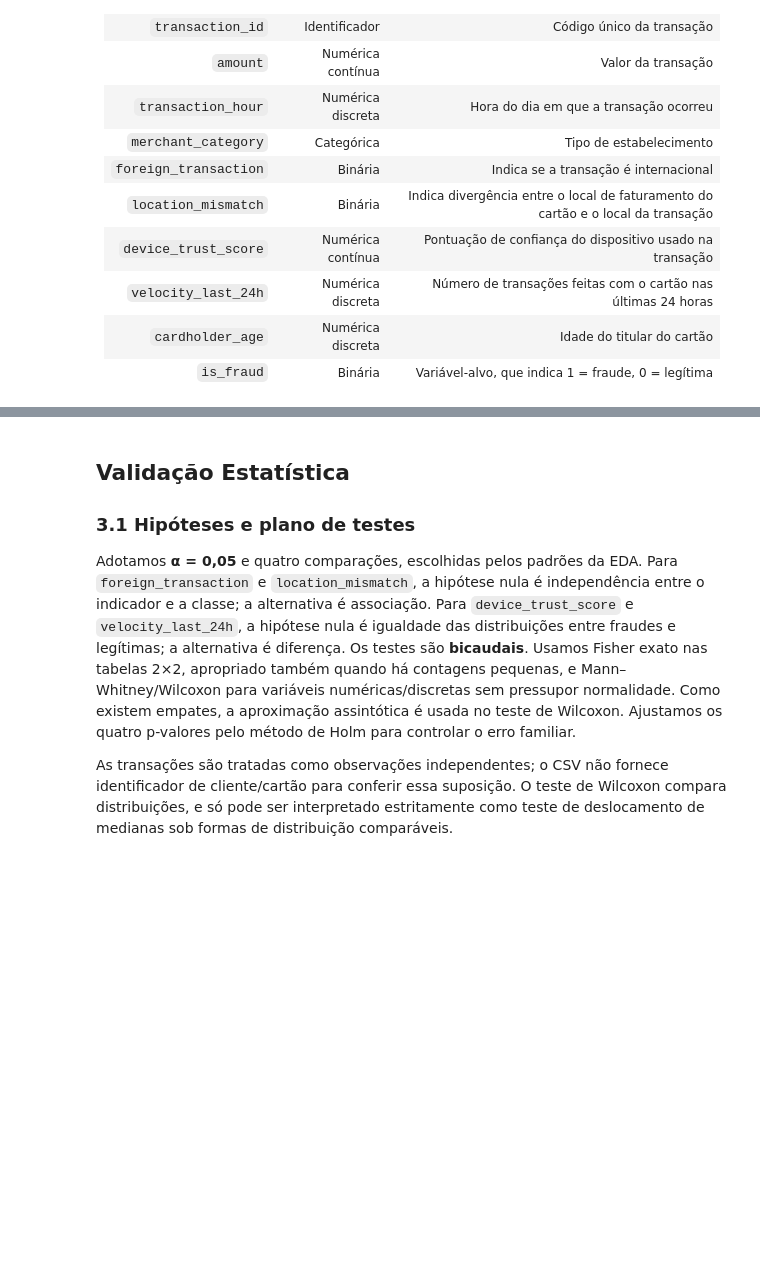
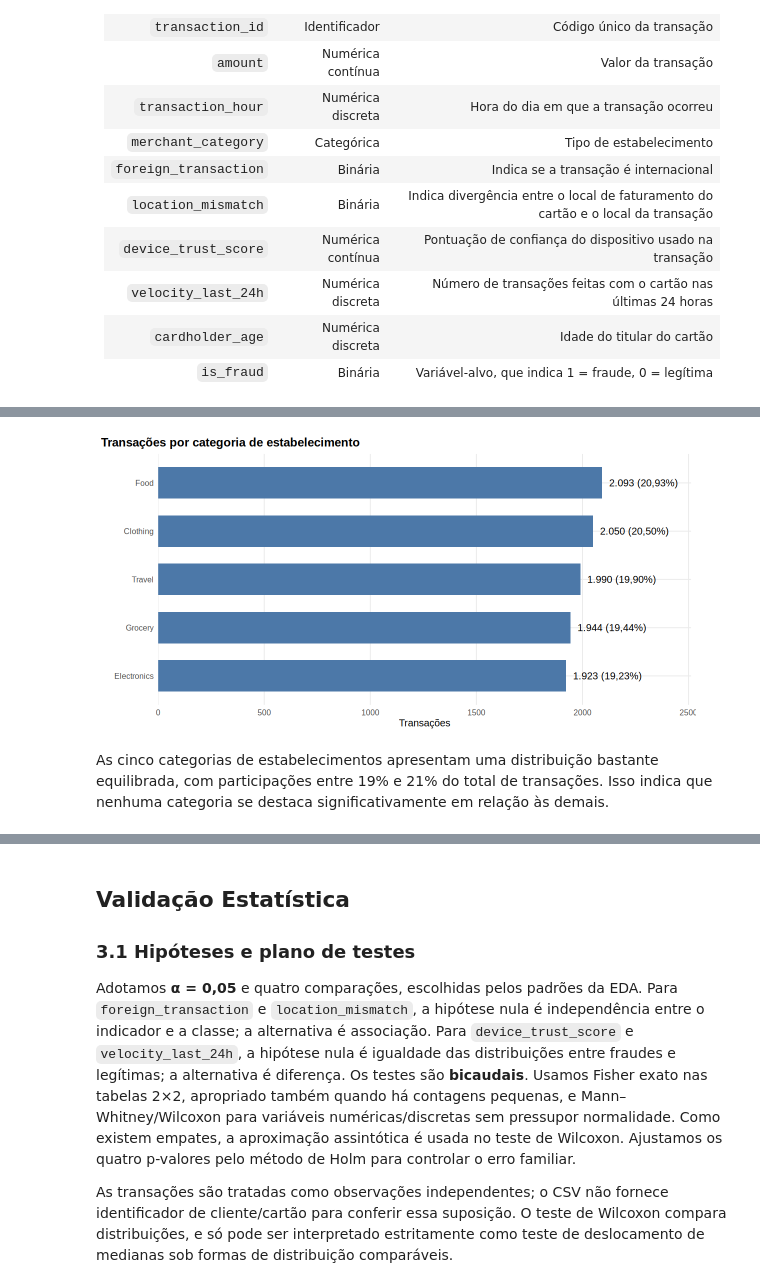
Before and after one commit to luiseduaardo/credit-card-fraud-detection, a Jupyter notebook: analysis.ipynb, the cells around one changed output, grey strips where cells are left out. Drawn from its saved outputs; the diff is of its cells as text; code cells hidden in the pictures; blank space fills up the shorter version.

```diff
--- a/analysis.ipynb
+++ b/analysis.ipynb
@@ -285,0 +275,3 @@ No conjunto analisado, a taxa de fraude é **8,38%** nas transações internacio
+# %%
+tab_cat <- tabela_freq(dados$merchant_category, ordenar = TRUE, acumulada = FALSE)
+tab_cat
@@ -285,0 +287,11 @@ No conjunto analisado, a taxa de fraude é **8,38%** nas transações internacio
+# %%
+ggplot(tab_cat, aes(reorder(categoria, fi), fi)) +
+  geom_col(fill = "#4C78A8", width = 0.65) +
+  geom_text(aes(label = rotulo_barra(fi, `fr (%)`)), hjust = -0.1) +
+  coord_flip() +
+  scale_y_continuous(expand = expansion(mult = c(0, 0.2))) +
+  labs(title = "Transações por categoria de estabelecimento", x = NULL, y = "Transações")
+# %% [output]
+[figure, added]
+# %% [markdown]
+As cinco categorias de estabelecimentos apresentam uma distribuição bastante equilibrada, com participações entre 19% e 21% do total de transações. Isso indica que nenhuma categoria se destaca significativamente em relação às demais.
```
Also changed, not shown: parts of 94 cells of this notebook.
